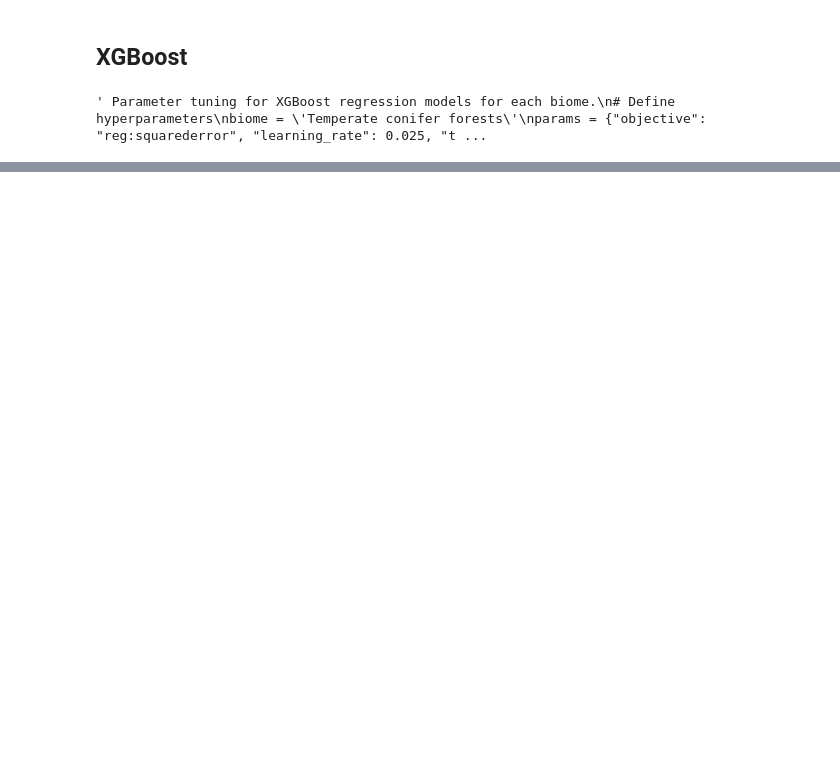
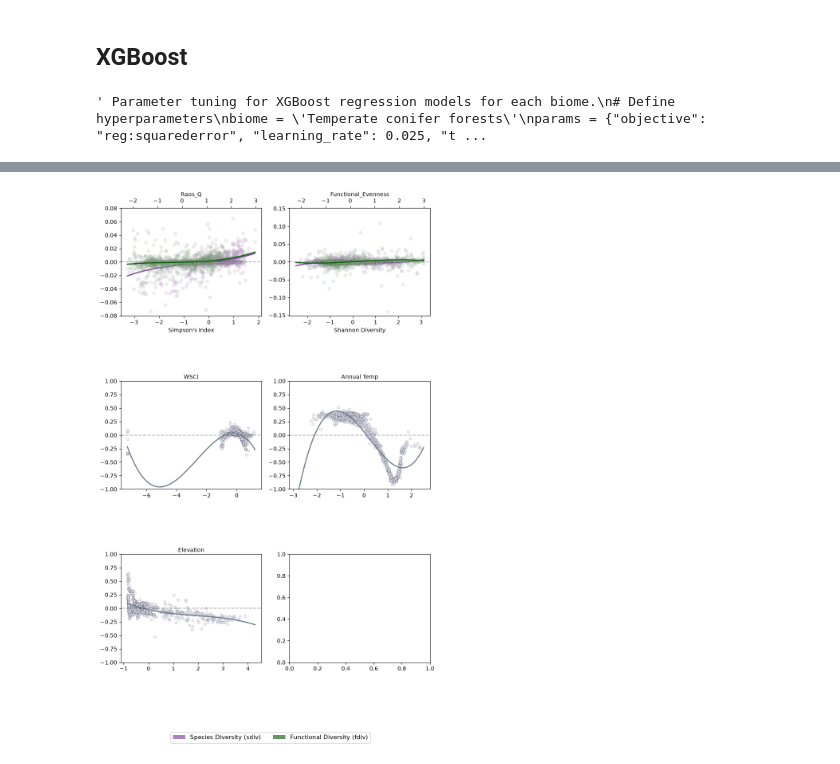
Before and after one commit to qiulinlx/FD_Stability, a Jupyter notebook: explainability.ipynb, the cells around one changed output, grey strips where cells are left out. Saved outputs shown, nothing was run; the diff lists cells and outputs as text; code cells hidden in the pictures; blank space fills up the shorter version.

```diff
--- a/explainability.ipynb
+++ b/explainability.ipynb
@@ -762,0 +906,8 @@ Tropical                                    0.271    0.363    0.720    0.435
+# %%
+diversity_vars_f = ['Raos_Q', 'Functional_Evenness', 'WSCI', 'Annual Temp', 'Elevation']
+
+diversity_vars_s =  ["Simpson's Index", 'Shannon Diversity', 'WSCI',  'Annual Temp','Elevation']
+
+plot_shap_with_polynomial_stats_v2(shap_vals, X, diversity_vars_f, diversity_vars_s, degree=3)
+# %% [output]
+[figure, added]
```
Also changed, not shown: parts of 33 cells of this notebook, 5 other files.
